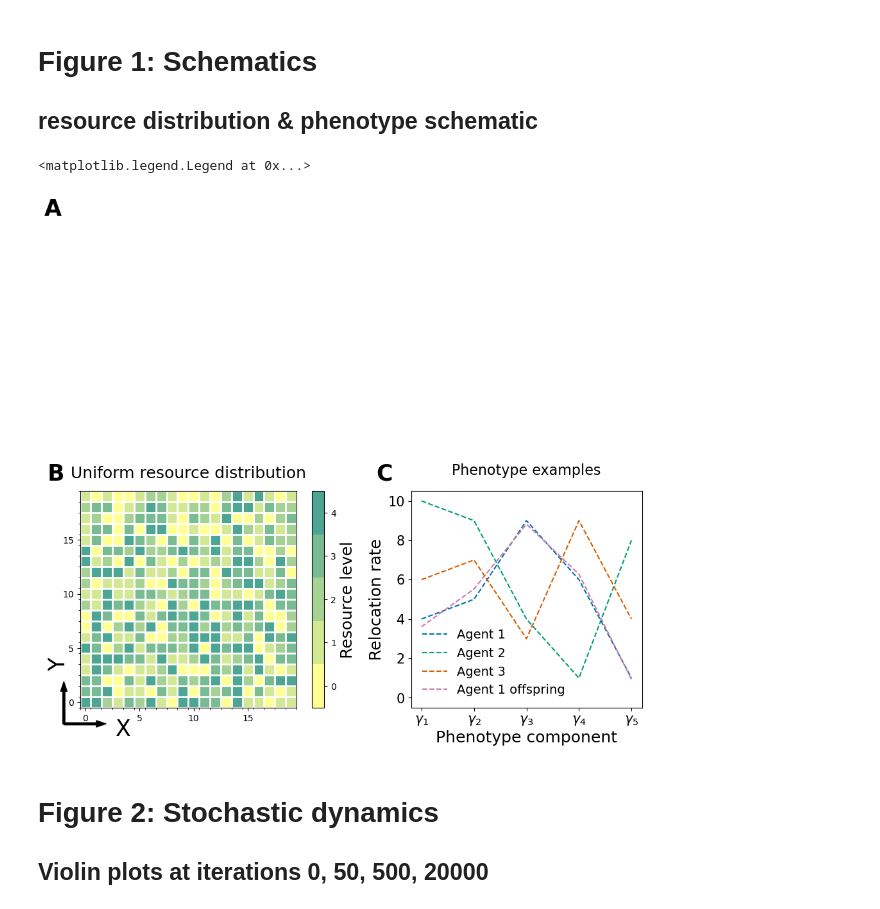
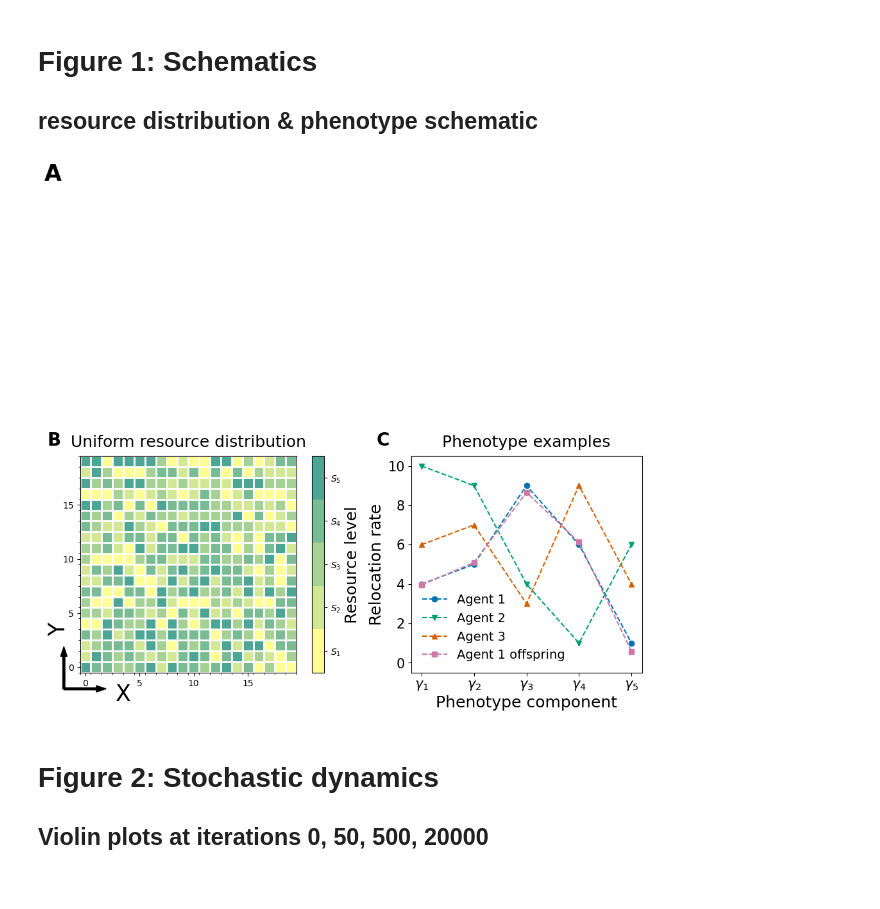
Before and after one commit to tongliang11/Evolution-dynamics, a Jupyter notebook: Figures.ipynb, the cells around one changed output. Saved outputs shown, nothing was run; the diff lists cells and outputs as text; code cells hidden in the pictures.

```diff
--- a/Figures.ipynb
+++ b/Figures.ipynb
@@ -56,7 +56,7 @@ gs = gridspec.GridSpec(1, 2, width_ratios=[
 ax = plt.subplot(gs[0, 0])
 # Generate data
 x = 20
-uni_resource = np.random.choice([0, 1, 2, 3, 4],  size=(x, x))
+uni_resource = np.random.choice([ 1, 2, 3, 4,5],  size=(x, x))
 # Major ticks
 ax.set_xticks(np.arange(0, x, 5))
 ax.set_yticks(np.arange(0, x, 5))
@@ -71,47 +71,51 @@ ax.set_ylim(-0.5,19.5)
 ax.grid(which='minor', color='w', linestyle='-', linewidth=2)
 im = ax.imshow(uni_resource[0:x, 0:x], interpolation='none',
                origin='lower', alpha=0.7, cmap=cm.get_cmap('summer_r', 5))
-ax.set_title("Uniform resource distribution", fontsize=18, pad=15)
+ax.set_title("Uniform resource distribution", fontsize=18, pad=10)
 ax.set_xlabel("X", fontsize=25)
 ax.set_ylabel("Y", fontsize=25)
 ax.arrow(-2, -2, 0, 3, clip_on=False, width=0.2, color='k')
 ax.arrow(-2, -2, 3, 0, clip_on=False, width=0.2, color='k')
 ax.xaxis.set_label_coords(0.2, -0.05)
 ax.yaxis.set_label_coords(-0.05, 0.2)
 ax.text(-0.15, 1.05, "B", transform=ax.transAxes,
-        size=25, weight='bold')
+        size=20, weight='bold')
 # Color bar axis
 ax_cb = plt.subplot(gs[0, 1])
-cbar = plt.colorbar(im, cax=ax_cb, ticks=[0, 1, 2, 3, 4])
-cbar.mappable.set_clim(-0.5, 4.5)
+cbar = plt.colorbar(im, cax=ax_cb, ticks=[ 1, 2, 3, 4,5])
+cbar.mappable.set_clim(0.5, 5.5)
+cbar.set_ticklabels(['$S_1$','$S_2$','$S_3$','$S_4$','$S_5$'])
 cbar.set_label('Resource level', fontsize=18)
 
 
 # Phenotype schematic
 gs2 = gridspec.GridSpec(
     1, 1, width_ratios=[1], left=0.6, right=1, top=0.45, bottom=0, wspace=0)
 ax2 = plt.subplot(gs2[0, 0])
-hop = [[4, 5, 9, 6, 1], [10, 9, 4, 1, 8], [6, 7, 3, 9, 4], np.array(
-    [4, 5, 9, 6, 1])+np.random.normal(0, 0.3, 5)]  # size of reproduction noise is for illustration purpose only
-for i in range(3):
-    ax2.plot(hop[i], '--', label='Agent {}'.format(i+1))
-ax2.plot(hop[3], '--', label='Agent 1 offspring')
+# noise = np.random.normal(0, 0.2, 5) # reproduction noise, std = 0.2 is for illustration only
+noise = [-0.04801385,  0.09379505, -0.34464689,  0.12703898, -0.41765944]
+hop = [[4, 5, 9, 6, 1], [10, 9, 4, 1, 6], [6, 7, 3, 9, 4], np.array(
+    [4, 5, 9, 6, 1])+noise]  # size of reproduction noise is for illustration purpose only
+# for i in range(3):
+ax2.plot(hop[0], '--o', label='Agent {}'.format(1))
+ax2.plot(hop[1], '--v', label='Agent {}'.format(2))
+ax2.plot(hop[2], '--^', label='Agent {}'.format(3))
+ax2.plot(hop[3], '--s', label='Agent 1 offspring')
 ax2.set_title("Phenotype examples",
-              fontsize=16, pad=18)
+              fontsize=18, pad=10)
 ax2.text(-0.15, 1.05, "C", transform=ax2.transAxes,
-         size=25, weight='bold')
+         size=20, weight='bold')
 plt.xticks(np.arange(5), ('$\gamma_1$', r'$\gamma_2$',
                           r'$\gamma_3$', r'$\gamma_4$', r'$\gamma_5$'), fontsize=15)
 plt.yticks(fontsize=15)
 plt.ylabel('Relocation rate', fontsize=18)
 plt.xlabel('Phenotype component', fontsize=18)
 plt.ylim(-0.5, 10.5)
 plt.legend(loc=3, fontsize=14, frameon=False)
 
-fig.savefig('./Figures/Figure_1_resource_phenotype.pdf', bbox_inches='tight') # save the figure!
+fig.savefig('./Figures/Figure_1_resource_phenotype.pdf', bbox_inches='tight') # save the figure!s
 # %% [output]
-<matplotlib.legend.Legend at 0x...>
-[figure, old version]
+[figure, new version]
 # %% [markdown]
 # Figure 2: Stochastic dynamics
 ## Violin plots at iterations 0, 50, 500, 20000
```
Also changed, not shown: parts of 42 cells of this notebook, 14 other files.
